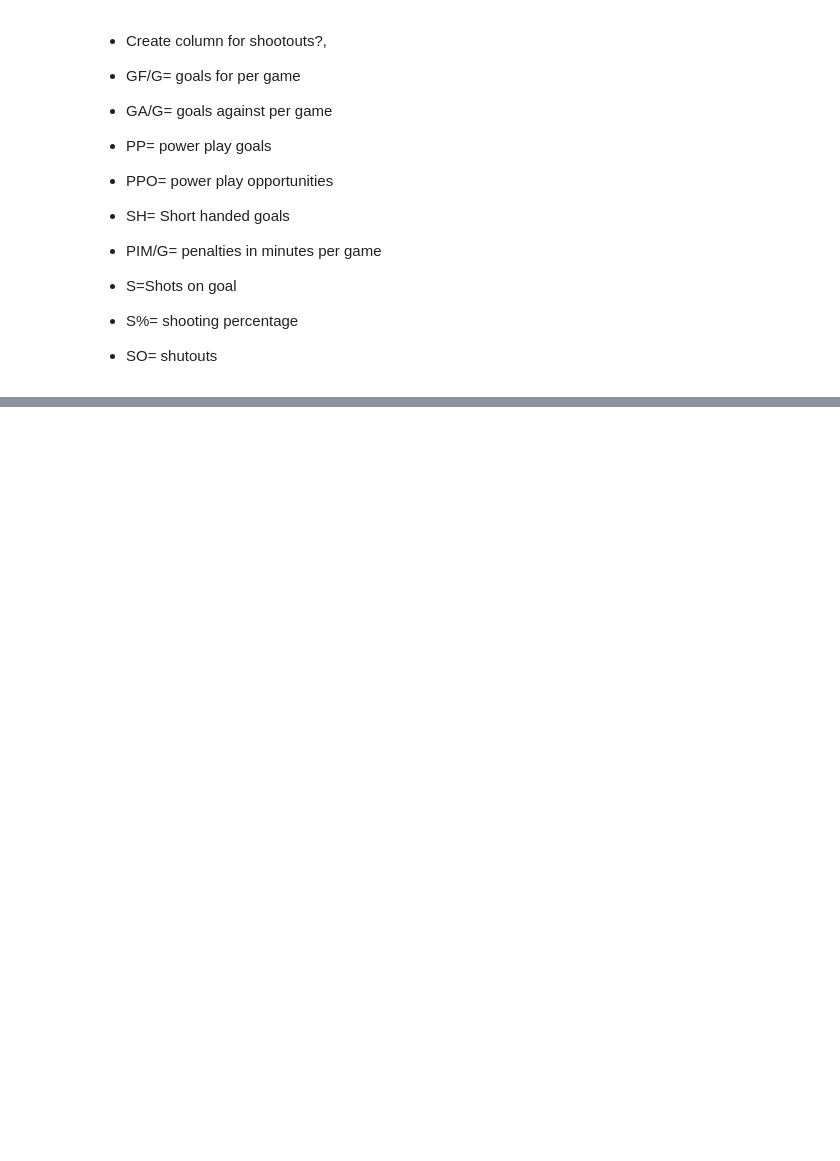
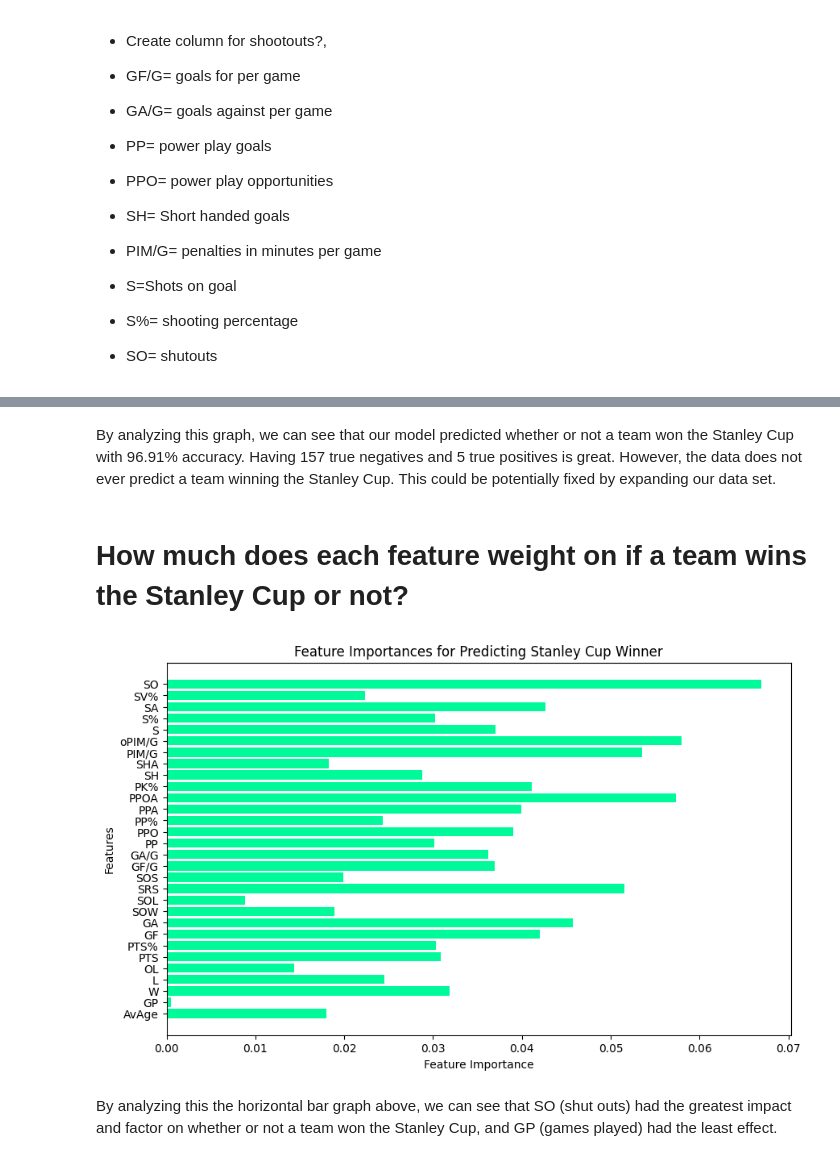
Before and after one commit to aswann2/219, a Jupyter notebook: Final_Project.ipynb, the cells around one changed output, grey strips where cells are left out. Saved outputs shown, nothing was run; the diff lists cells and outputs as text; code cells hidden in the pictures; blank space fills up the shorter version.

```diff
--- a/Final_Project.ipynb
+++ b/Final_Project.ipynb
@@ -140,0 +259,34 @@ RMSE: 0.16254154264808662
+# %% [markdown]
+By analyzing this graph, we can see that our model predicted whether or not a team won the Stanley Cup with 96.91% accuracy. Having 157 true negatives and 5 true positives is great. However, the data does not ever predict a team winning the Stanley Cup. This could be potentially fixed by expanding our data set.
+# %% [markdown]
+# How much does each feature weight on if a team wins the Stanley Cup or not?
+# %%
+df = allSeasons
+
+# Split the dataset into features (X) and target variable (y)
+X = df.drop(columns=["Team", "Rk", "won_stanley_cup"])  # Exclude non-numeric columns and target variable
+y = df["won_stanley_cup"]
+
+# Split the data into training and testing sets
+X_train, X_test, y_train, y_test = train_test_split(X, y, test_size=0.2, random_state=42)
+
+# Train a Random Forest classifier
+clf = RandomForestClassifier(n_estimators=100, random_state=42)
+clf.fit(X_train, y_train)
+
+# Get feature importances
+feature_importances = clf.feature_importances_
+feature_names = X.columns
+
+# Plot feature importances
+plt.figure(figsize=(10, 6))
+plt.barh(feature_names, feature_importances, color='mediumspringgreen')
+plt.xlabel('Feature Importance')
+plt.ylabel('Features')
+plt.title('Feature Importances for Predicting Stanley Cup Winner')
+plt.show()
+# %% [output]
+[figure, added]
+# %% [markdown]
+
+By analyzing this the horizontal bar graph above, we can see that SO (shut outs) had the greatest impact and factor on whether or not a team won the Stanley Cup, and GP (games played) had the least effect.
```
Also changed, not shown: parts of 21 cells of this notebook.
